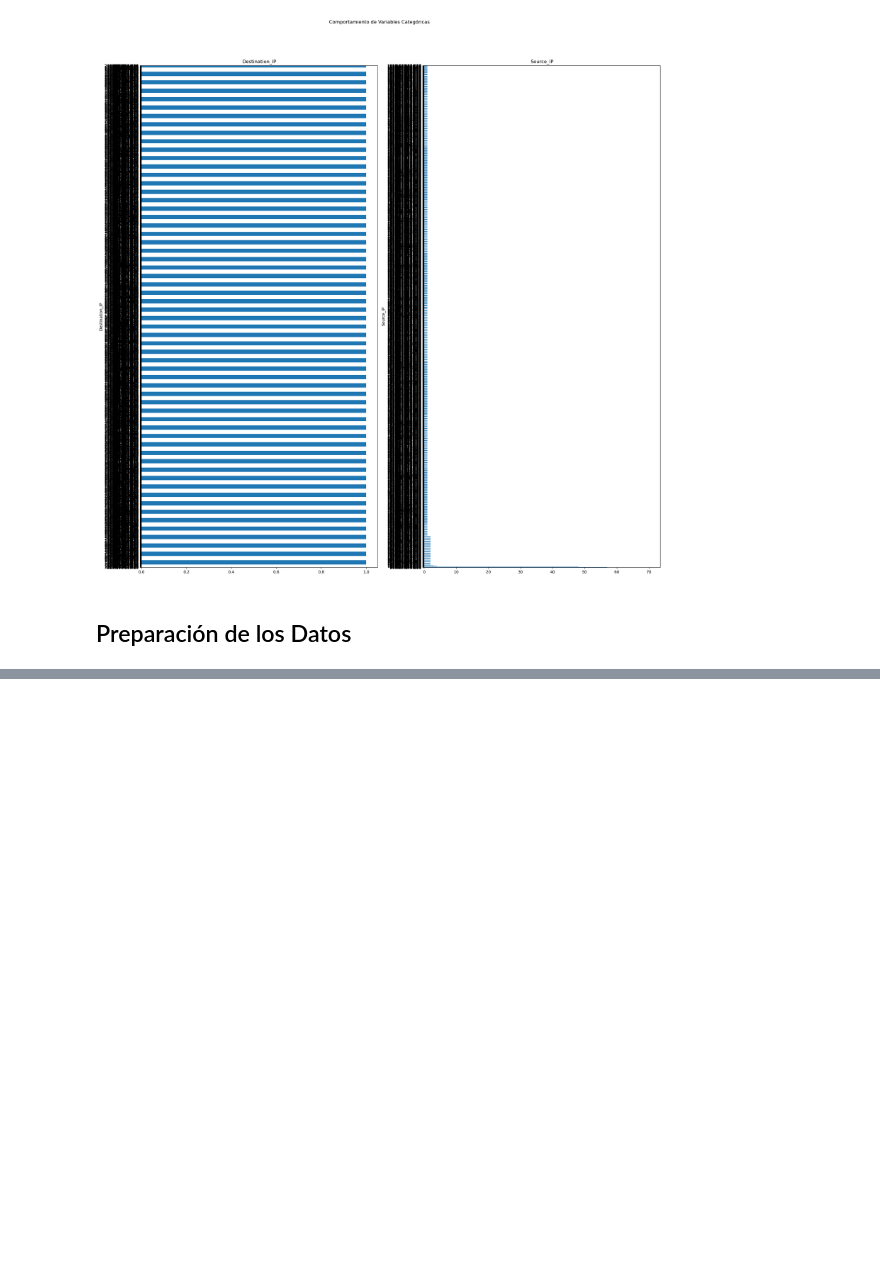
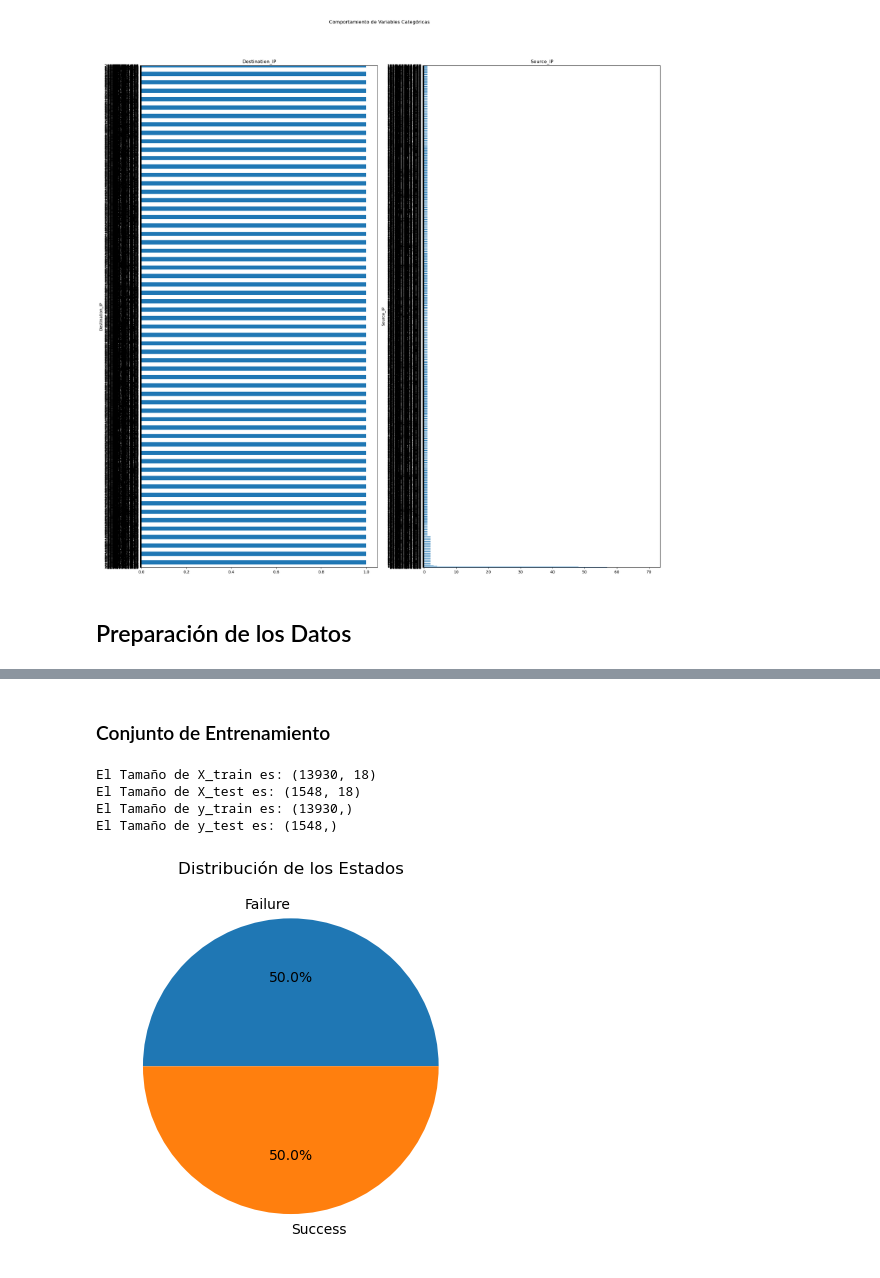
Before and after one commit to Tomaslopera/Scientific_Computing, a Jupyter notebook: Clasificacion/CasoEvaluativo_Clasificacion.ipynb, the cells around one changed output, grey strips where cells are left out. Drawn from its saved outputs; the diff is of its cells as text; code cells hidden in the pictures; blank space fills up the shorter version.

```diff
--- a/Clasificacion/CasoEvaluativo_Clasificacion.ipynb
+++ b/Clasificacion/CasoEvaluativo_Clasificacion.ipynb
@@ -159,0 +292,6 @@ plt.show()
+# %%
+X = data_status.drop(columns=['Status'])
+y = data_status['Status']
+
+print(f"X shape: {X.shape}")
+print(f"y shape: {y.shape}")
@@ -159,0 +304,11 @@ plt.show()
+# %%
+num_col = X.select_dtypes(include=['int64', 'float64']).columns
+cat_col = X.select_dtypes(include='object').columns
+
+preprocessor = ColumnTransformer(transformers=[
+    ('num', MinMaxScaler(), num_col),
+    ('cat', OneHotEncoder(), cat_col)],
+    remainder='passthrough'
+)
+
+preprocessor
@@ -159,0 +321,6 @@ plt.show()
+# %%
+X_pre = preprocessor.fit_transform(X)
+cod_cat = preprocessor.named_transformers_['cat'].get_feature_names_out(cat_col)
+labels = np.concatenate((num_col, cod_cat))
+X_pro = pd.DataFrame.sparse.from_spmatrix(X_pre, columns=labels)
+X_pro
@@ -159,0 +341,2 @@ plt.show()
+# %% [markdown]
+### Conjunto de Entrenamiento
@@ -159,0 +345,18 @@ plt.show()
+# %%
+X_train, X_test, y_train, y_test = train_test_split(X_pro, y, train_size=0.9, random_state=123)
+
+print(f'El Tamaño de X_train es: {X_train.shape}')
+print(f'El Tamaño de X_test es: {X_test.shape}')
+print(f'El Tamaño de y_train es: {y_train.shape}')
+print(f'El Tamaño de y_test es: {y_test.shape}')
+# %% [output]
+El Tamaño de X_train es: (13930, 18)
+El Tamaño de X_test es: (1548, 18)
+El Tamaño de y_train es: (13930,)
+El Tamaño de y_test es: (1548,)
+# %%
+plt.pie(y_train.value_counts(), labels=y_train.value_counts().index, autopct='%1.1f%%')
+plt.title("Distribución de los Estados")
+plt.show()
+# %% [output]
+[figure, added]
```
Also changed, not shown: parts of 46 cells of this notebook, 1 other file.
